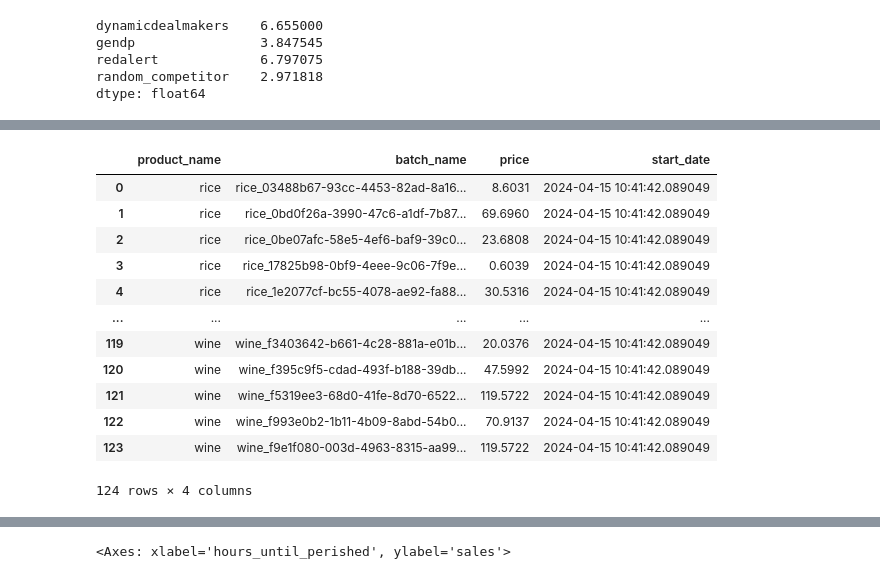
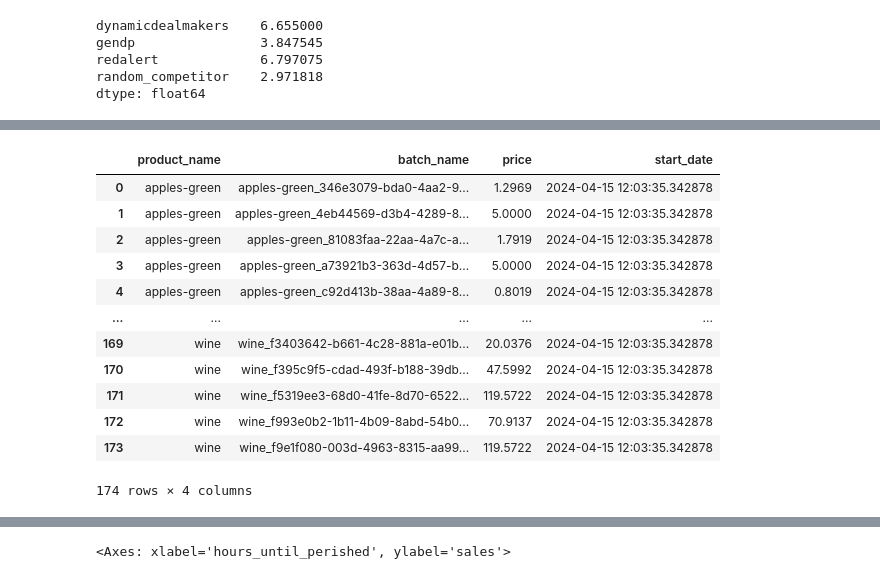
Before and after one commit to attiamani98/praice, a Jupyter notebook: fastapi/ml.ipynb, the cells around one changed output, grey strips where cells are left out. Saved outputs shown, nothing was run; the diff lists cells and outputs as text; code cells hidden in the pictures.

```diff
--- a/fastapi/ml.ipynb
+++ b/fastapi/ml.ipynb
@@ -12,9 +12,9 @@ import matplotlib.pyplot as plt
 ## Sales
 # %%
 from sqlalchemy import create_engine
-from data_utils import load_data_current_batches, preprocess_data
+from data_utils import load_data, load_data_current_batches, preprocess_data
 
-sales_data, price_data, competitor_data = load_data_current_batches()
+sales_data, price_data, competitor_data = load_data(from_date="2024-04-10")
 df = preprocess_data(sales_data, price_data, competitor_data)
 # %%
 activate_batches = sales_data.loc[lambda df: df.sell_by > pd.Timestamp.now()]['batch_name'].unique()
@@ -32,38 +64,38 @@ highest_seller = comp_df.mean().index[comp_df.mean().argmax()]
 # %%
 def undercut_min_price(df):
 
     comp_df = df.loc[lambda df: df.timestamp == df.timestamp.max()][['dynamicdealmakers', 'gendp', 'redalert', 'random_competitor']]
     highest_seller = comp_df.mean().index[comp_df.mean().argmax()]
     return (
         df
         .assign(start_stock = df.groupby('batch_name')['stock'].transform("max"))
         .assign(stock_per = lambda df: df.stock / df.start_stock)
         .loc[lambda df: df.timestamp == df.timestamp.max()]
-        .loc[lambda df: df.sell_by > pd.Timestamp.now()]
+        # .loc[lambda df: df.sell_by > pd.Timestamp.now()]
         .assign(price = lambda df: df[highest_seller] - (df[highest_seller] * 0.01))
         .reset_index()
         [['product', 'batch_name', 'price']]
         .sort_values(['product', 'batch_name', 'price'])
         .rename(columns={'product': 'product_name'})
         .assign(start_date = pd.Timestamp.now())
         .reset_index(drop=True)
         .fillna(5)
     )
 undercut_min_price(df)
 # %% [output]
 |  | product_name | batch_name | price | start_date |
-| 0 | rice | rice_03488b67-93cc-4453-82ad-8a16... | 8.6031 | 2024-04-15 10:41:42.089049 |
-| 1 | rice | rice_0bd0f26a-3990-47c6-a1df-7b87... | 69.6960 | 2024-04-15 10:41:42.089049 |
-| 2 | rice | rice_0be07afc-58e5-4ef6-baf9-39c0... | 23.6808 | 2024-04-15 10:41:42.089049 |
-| 3 | rice | rice_17825b98-0bf9-4eee-9c06-7f9e... | 0.6039 | 2024-04-15 10:41:42.089049 |
-| 4 | rice | rice_1e2077cf-bc55-4078-ae92-fa88... | 30.5316 | 2024-04-15 10:41:42.089049 |
+| 0 | apples-green | apples-green_346e3079-bda0-4aa2-9... | 1.2969 | 2024-04-15 12:03:35.342878 |
+| 1 | apples-green | apples-green_4eb44569-d3b4-4289-8... | 5.0000 | 2024-04-15 12:03:35.342878 |
+| 2 | apples-green | apples-green_81083faa-22aa-4a7c-a... | 1.7919 | 2024-04-15 12:03:35.342878 |
+| 3 | apples-green | apples-green_a73921b3-363d-4d57-b... | 5.0000 | 2024-04-15 12:03:35.342878 |
+| 4 | apples-green | apples-green_c92d413b-38aa-4a89-8... | 0.8019 | 2024-04-15 12:03:35.342878 |
 | ... | ... | ... | ... | ... |
-| 119 | wine | wine_f3403642-b661-4c28-881a-e01b... | 20.0376 | 2024-04-15 10:41:42.089049 |
-| 120 | wine | wine_f395c9f5-cdad-493f-b188-39db... | 47.5992 | 2024-04-15 10:41:42.089049 |
-| 121 | wine | wine_f5319ee3-68d0-41fe-8d70-6522... | 119.5722 | 2024-04-15 10:41:42.089049 |
-| 122 | wine | wine_f993e0b2-1b11-4b09-8abd-54b0... | 70.9137 | 2024-04-15 10:41:42.089049 |
-| 123 | wine | wine_f9e1f080-003d-4963-8315-aa99... | 119.5722 | 2024-04-15 10:41:42.089049 |
+| 169 | wine | wine_f3403642-b661-4c28-881a-e01b... | 20.0376 | 2024-04-15 12:03:35.342878 |
+| 170 | wine | wine_f395c9f5-cdad-493f-b188-39db... | 47.5992 | 2024-04-15 12:03:35.342878 |
+| 171 | wine | wine_f5319ee3-68d0-41fe-8d70-6522... | 119.5722 | 2024-04-15 12:03:35.342878 |
+| 172 | wine | wine_f993e0b2-1b11-4b09-8abd-54b0... | 70.9137 | 2024-04-15 12:03:35.342878 |
+| 173 | wine | wine_f9e1f080-003d-4963-8315-aa99... | 119.5722 | 2024-04-15 12:03:35.342878 |
-124 rows × 4 columns
+174 rows × 4 columns
 # %%
 (
     df
```
Also changed, not shown: parts of 2 cells of this notebook, 3 other files.
